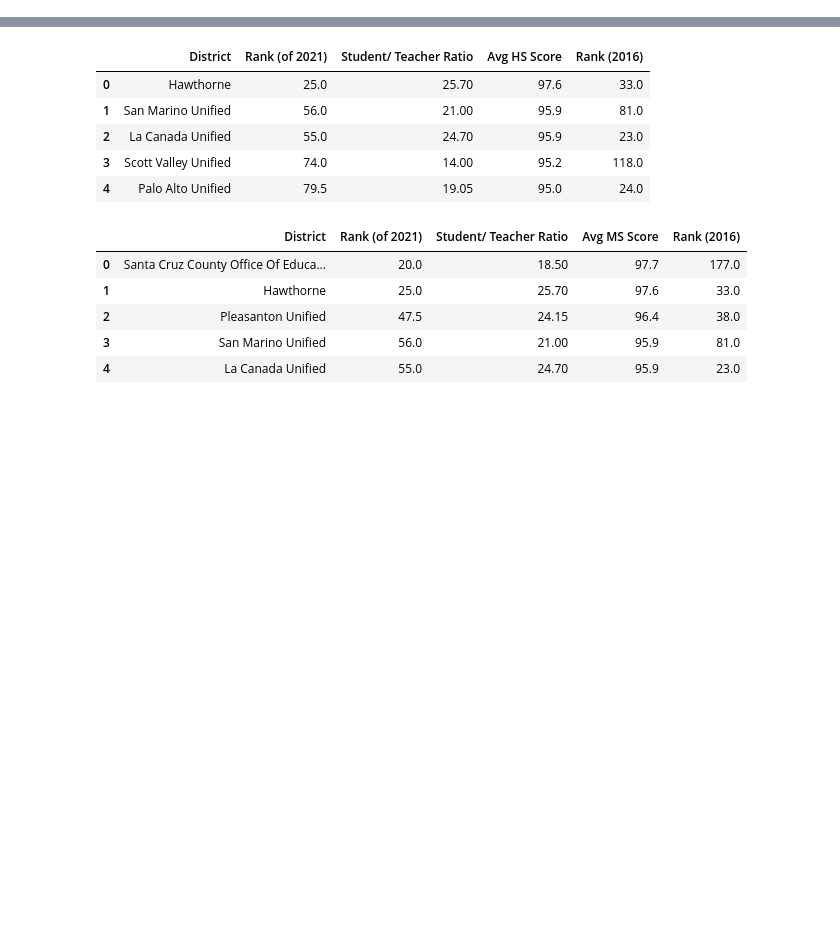
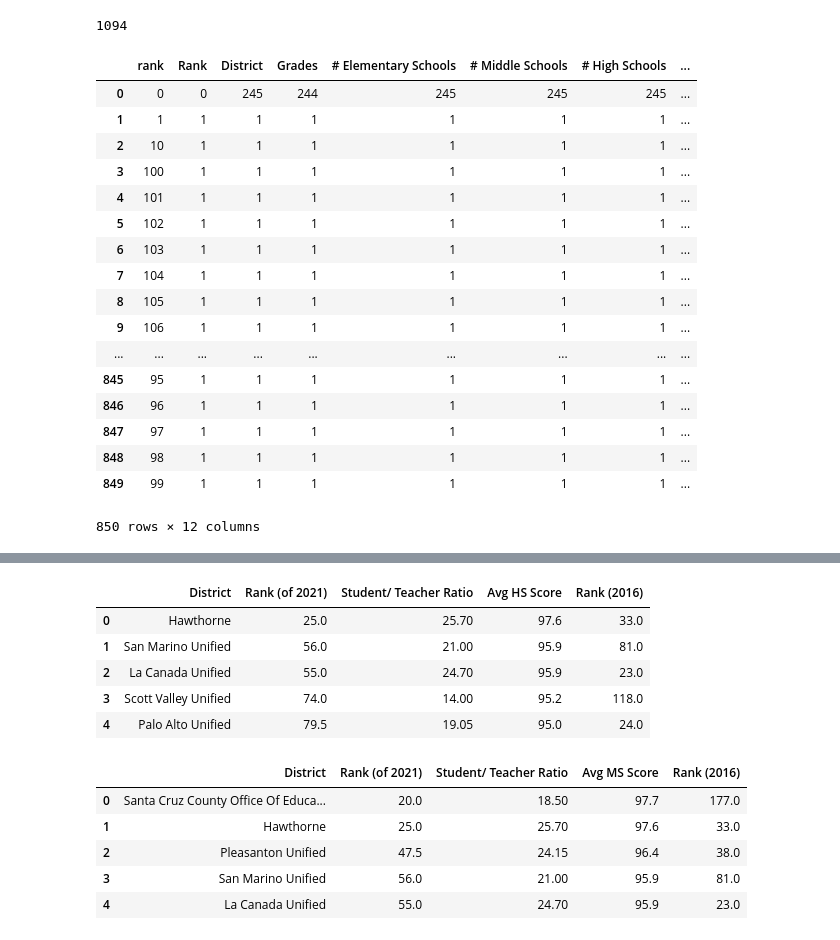
Before and after one commit to SUSA-org/HousingCrisisAPP, a Jupyter notebook: concat_education_data.ipynb, the cells around one changed output, grey strips where cells are left out. Saved outputs shown, nothing was run; the diff lists cells and outputs as text; code cells hidden in the pictures; blank space fills up the shorter version.

```diff
--- a/concat_education_data.ipynb
+++ b/concat_education_data.ipynb
@@ -14,2 +14,27 @@ district["rank"] = district["Rank"].fillna("0th").apply(lambda k: k[:len(k)-2])
+# %%
+len(district)
+# %% [output]
+1094
+# %%
+district.groupby("rank").count().reset_index().sort_values("rank")
+# %% [output]
+|  | rank | Rank | District | Grades | # Elementary Schools | # Middle Schools | # High Schools | ... |
+| 0 | 0 | 0 | 245 | 244 | 245 | 245 | 245 | ... |
+| 1 | 1 | 1 | 1 | 1 | 1 | 1 | 1 | ... |
+| 2 | 10 | 1 | 1 | 1 | 1 | 1 | 1 | ... |
+| 3 | 100 | 1 | 1 | 1 | 1 | 1 | 1 | ... |
+| 4 | 101 | 1 | 1 | 1 | 1 | 1 | 1 | ... |
+| 5 | 102 | 1 | 1 | 1 | 1 | 1 | 1 | ... |
+| 6 | 103 | 1 | 1 | 1 | 1 | 1 | 1 | ... |
+| 7 | 104 | 1 | 1 | 1 | 1 | 1 | 1 | ... |
+| 8 | 105 | 1 | 1 | 1 | 1 | 1 | 1 | ... |
+| 9 | 106 | 1 | 1 | 1 | 1 | 1 | 1 | ... |
+| ... | ... | ... | ... | ... | ... | ... | ... | ... |
+| 845 | 95 | 1 | 1 | 1 | 1 | 1 | 1 | ... |
+| 846 | 96 | 1 | 1 | 1 | 1 | 1 | 1 | ... |
+| 847 | 97 | 1 | 1 | 1 | 1 | 1 | 1 | ... |
+| 848 | 98 | 1 | 1 | 1 | 1 | 1 | 1 | ... |
+| 849 | 99 | 1 | 1 | 1 | 1 | 1 | 1 | ... |
+850 rows × 12 columns
 # %%
 # district.drop(["test"], axis=1, inplace=True)
```
Also changed, not shown: parts of 6 cells of this notebook, 2 other files.
